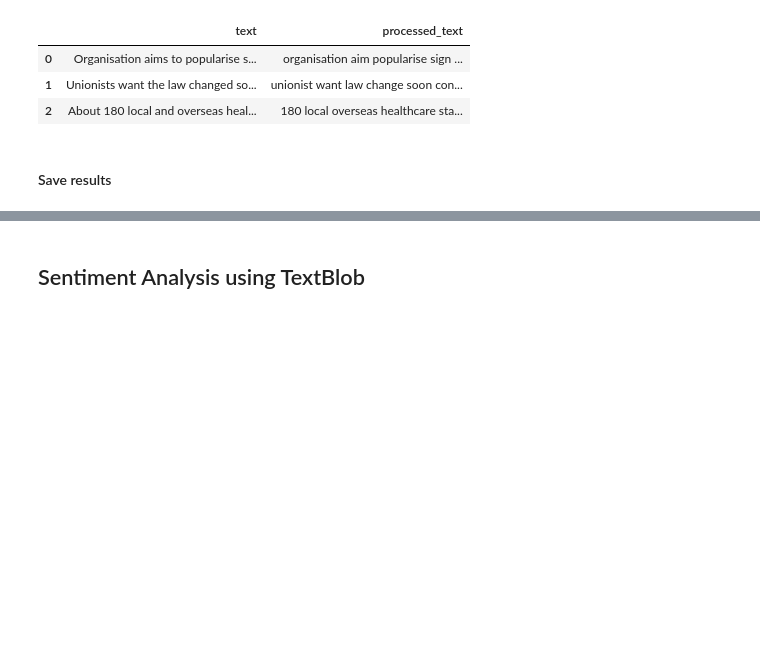
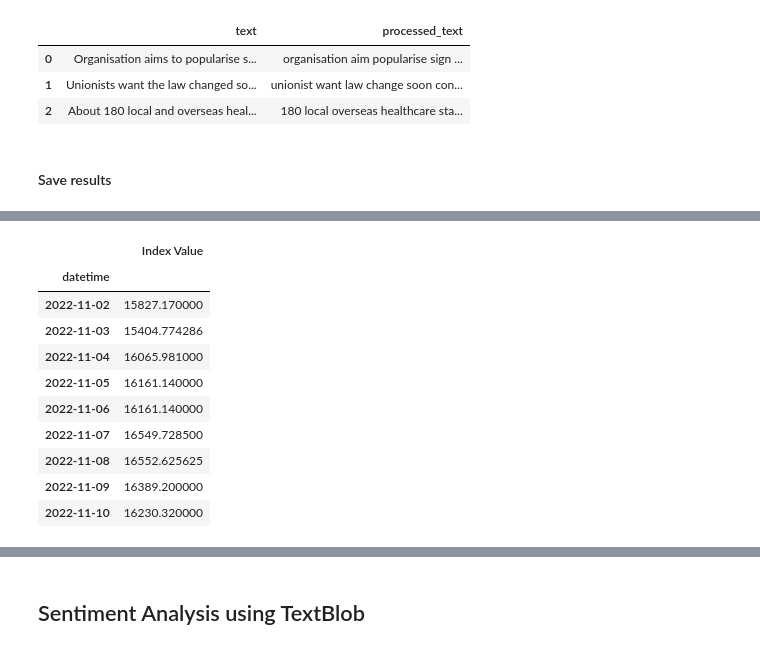
Before and after one commit to ispasojev/news-index-analysis, a Jupyter notebook: 1_Preprocessing.ipynb, the cells around one changed output, grey strips where cells are left out. Cells and saved outputs as stored; diff of their text form; code cells hidden in the pictures; blank space fills up the shorter version.

```diff
--- a/1_Preprocessing.ipynb
+++ b/1_Preprocessing.ipynb
@@ -179,0 +232,25 @@ for text in df.iterrows():
+# %%
+#load file
+df_index = pd.read_csv('./data/index_data.csv', sep = ";")
+df_index.rename(columns = {"Datetime":"datetime"}, inplace=True)
+# correct file format
+df_index['datetime']= pd.to_datetime(df_index['datetime'])
+df_index['Index Value']= df_index['Index Value'].str.replace(",","").astype(float)
+# select correct time range
+df_index = df_index[df_index["datetime"].dt.date >= datetime.date(2022, 11, 2)]
+#ggregate data
+df_index = df_index.groupby([df_index['datetime'].dt.date]).mean()
+# %%
+df_index
+# %% [output]
+|  | Index Value |
+| datetime |  |
+| 2022-11-02 | 15827.170000 |
+| 2022-11-03 | 15404.774286 |
+| 2022-11-04 | 16065.981000 |
+| 2022-11-05 | 16161.140000 |
+| 2022-11-06 | 16161.140000 |
+| 2022-11-07 | 16549.728500 |
+| 2022-11-08 | 16552.625625 |
+| 2022-11-09 | 16389.200000 |
+| 2022-11-10 | 16230.320000 |
```
Also changed, not shown: parts of 34 cells of this notebook, 1 other file.
